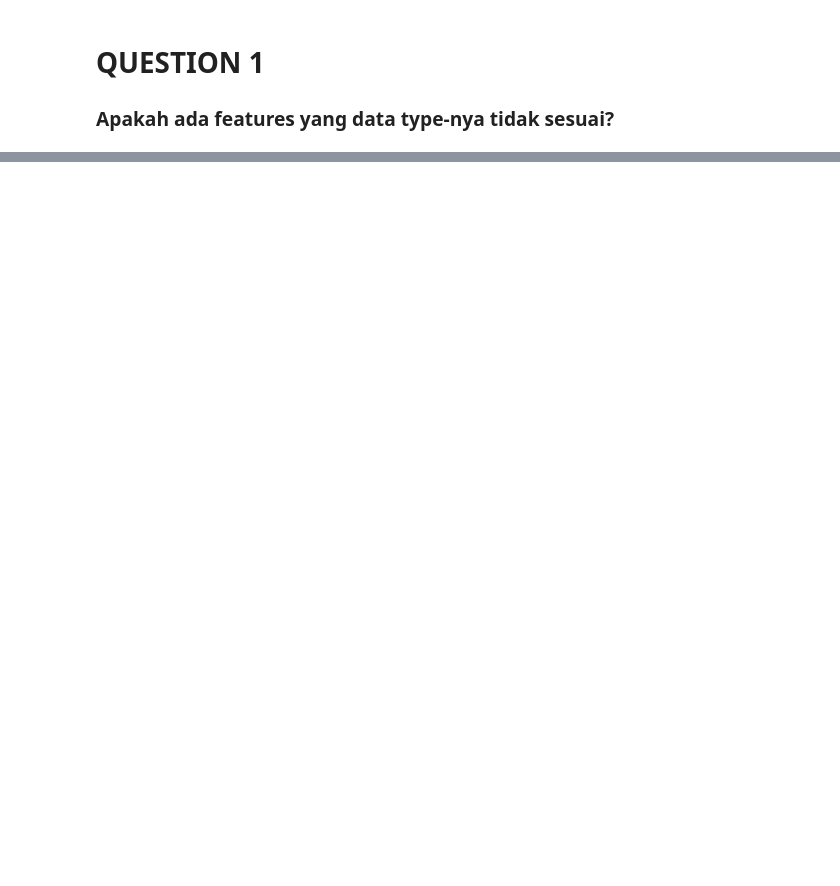
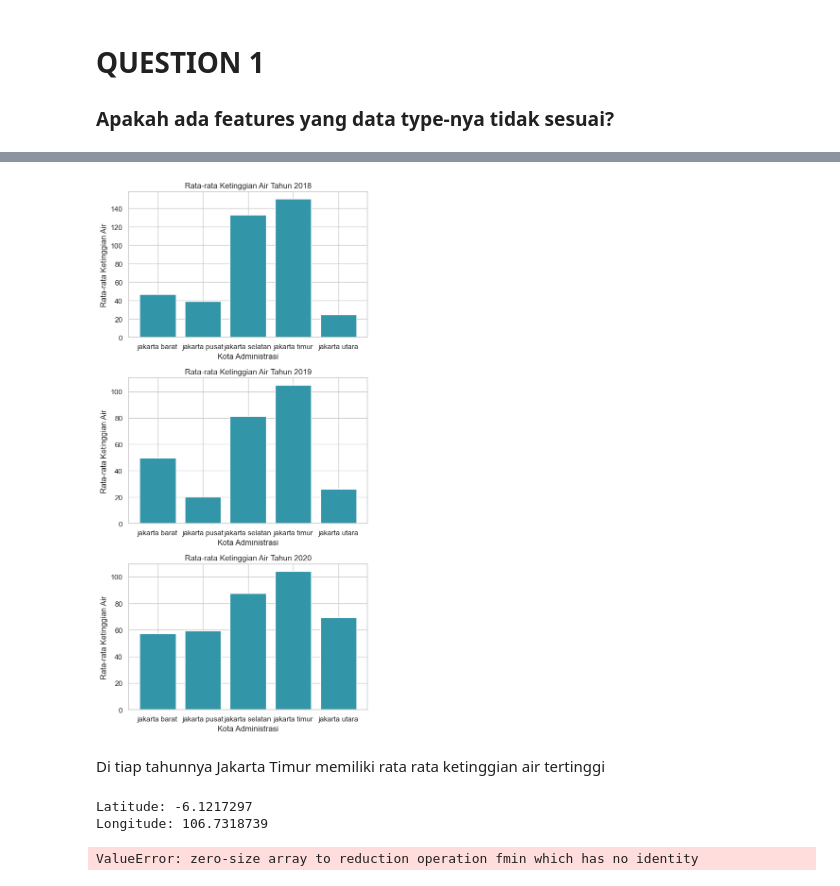
Before and after one commit to mazizr/Compfest-DAS, a Jupyter notebook: informasi_1.ipynb, the cells around one changed output, grey strips where cells are left out. Drawn from its saved outputs; the diff is of its cells as text; code cells hidden in the pictures; blank space fills up the shorter version.

```diff
--- a/informasi_1.ipynb
+++ b/informasi_1.ipynb
@@ -137,3 +301,63 @@ for i in df['ketinggian_air'].to_numpy() :
+# %%
+mean_by_tahun_kota_administrasi = df.groupby(['tahun', 'kota_administrasi'])['ketinggian_air'].mean()
+
+
+# Mendapatkan daftar tahun unik
+years = df['tahun'].unique()
+
+# Menentukan jumlah subplot berdasarkan jumlah tahun
+num_subplots = len(years)
+
+# Mengatur ukuran subplot sesuai dengan kebutuhan
+fig, axes = plt.subplots(num_subplots, 1, figsize=(6, 4*num_subplots))
+
+# Iterasi setiap tahun
+for i, year in enumerate(years):
+    # Filter data berdasarkan tahun
+    data_year = mean_by_tahun_kota_administrasi.loc[year]
+
+    # Membuat diagram batang untuk tahun tertentu
+    axes[i].bar(data_year.index, data_year.values, color='#3295a8')
+    axes[i].set_title(f'Rata-rata Ketinggian Air Tahun {year}')
+    axes[i].set_xlabel('Kota Administrasi')
+    axes[i].set_ylabel('Rata-rata Ketinggian Air')
+
+plt.tight_layout()
+plt.show()
+# %% [output]
+[figure, added]
+# %% [markdown]
+Di tiap tahunnya Jakarta Timur memiliki rata rata ketinggian air tertinggi
+# %%
+from geopy.geocoders import Nominatim
+
+# Membuat objek geolocator
+geolocator = Nominatim(user_agent="my_geocoder")
+
+# Mengirimkan alamat yang ingin dicari longitude dan latitude-nya
+location = geolocator.geocode("Jakarta Barat, Kamal Muara")
+
+# Mendapatkan longitude dan latitude dari hasil geocoding
+latitude = location.latitude
+longitude = location.longitude
+
+print("Latitude:", latitude)
+print("Longitude:", longitude)
+# %% [output]
+Latitude: -6.1217297
+Longitude: 106.7318739
+# %%
+lokasi_count = df['lokasi'].value_counts()
+
+df_count = lokasi_count.reset_index()
+df_count.columns = ['lokasi', 'count']
+
+heatmap_data = df_count.pivot('lokasi', 'count')
+sns.heatmap(heatmap_data, annot=True, cmap="YlGnBu", fmt="g")
+plt.title('Heatmap Jumlah Lokasi')
+plt.show()
+# %% [output]
+ValueError: zero-size array to reduction operation fmin which has no identity
 # %%
 import matplotlib.pyplot as plt
 
```
Also changed, not shown: parts of 30 cells of this notebook.
